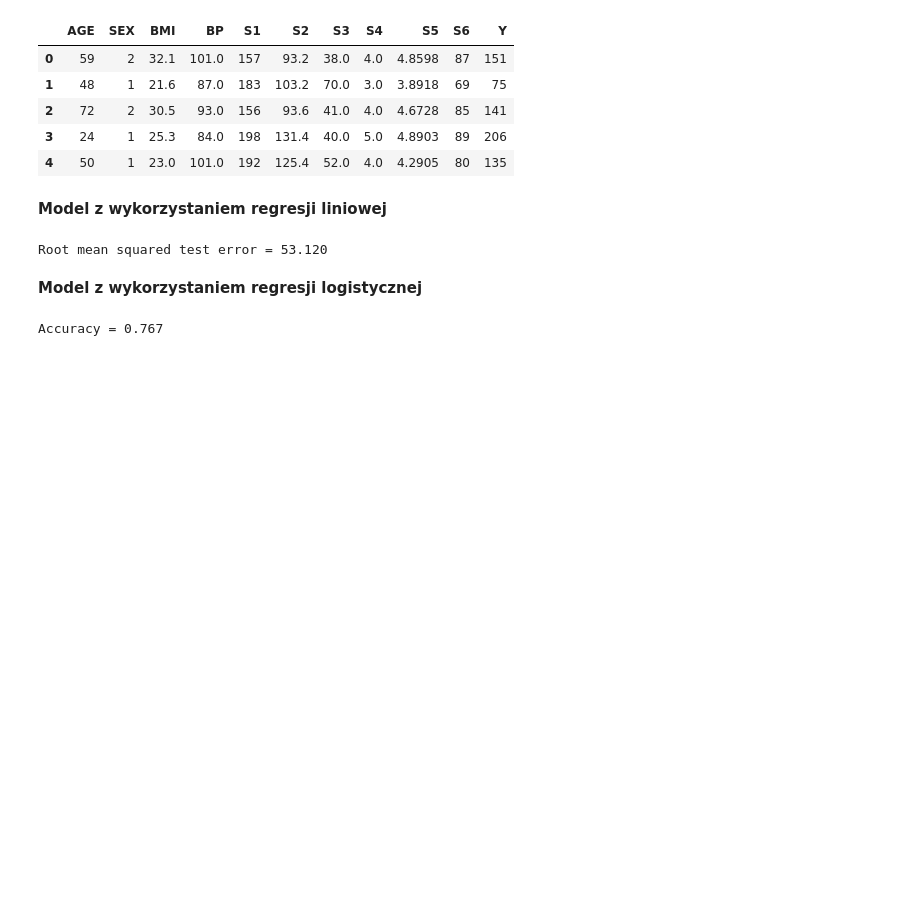
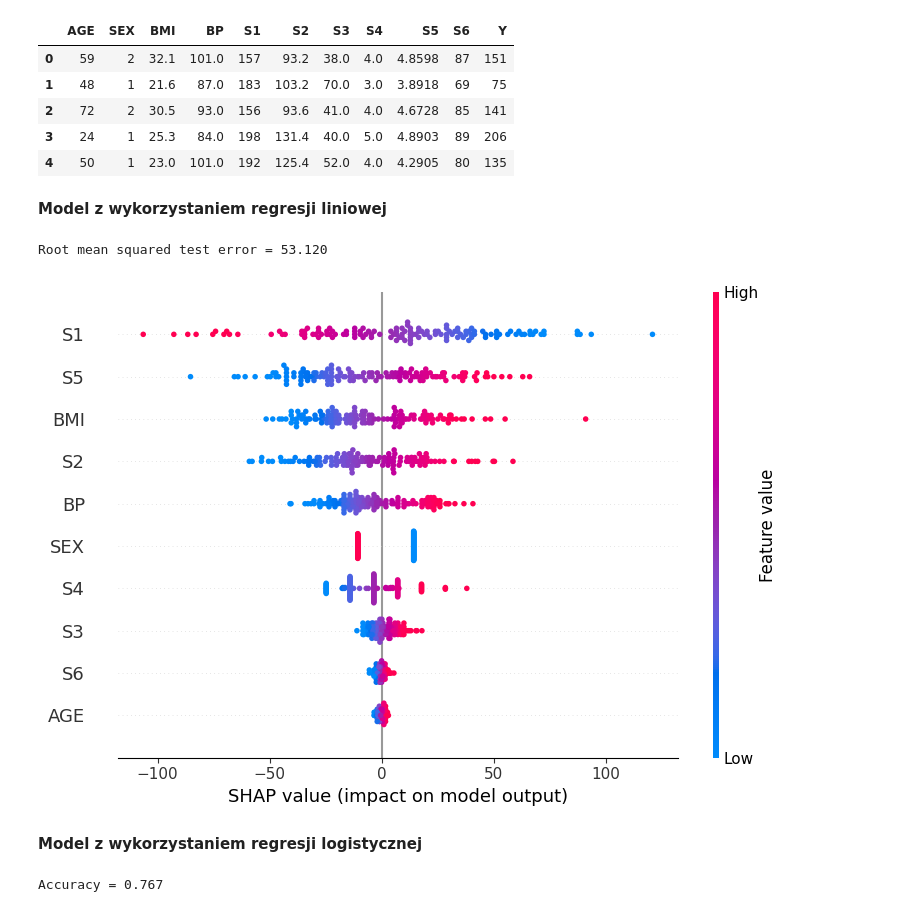
Before and after one commit to MattyMroz/ML, a Jupyter notebook: Lab2/Interpretacja modeli.ipynb, the cells around one changed output. Saved outputs shown, nothing was run; the diff lists cells and outputs as text; code cells hidden in the pictures; blank space fills up the shorter version.

```diff
--- a/Lab2/Interpretacja modeli.ipynb
+++ b/Lab2/Interpretacja modeli.ipynb
@@ -956,6 +954,15 @@ lin_regr.fit(X_train, y_train)
 print_rmse(lin_regr.predict)
 # %% [output]
 Root mean squared test error = 53.120
+# %%
+import shap
+
+# Regresja liniowa - LinearExplainer
+explainer_lin = shap.LinearExplainer(lin_regr, X_train)
+shap_values_lin = explainer_lin.shap_values(X_test)
+shap.summary_plot(shap_values_lin, X_test, title="Regresja liniowa - SHAP")
+# %% [output]
+[figure, added]
 # %% [markdown]
 **Model z wykorzystaniem regresji logistycznej**
 # %%
```
Also changed, not shown: parts of 17 cells of this notebook, 2 other files.
